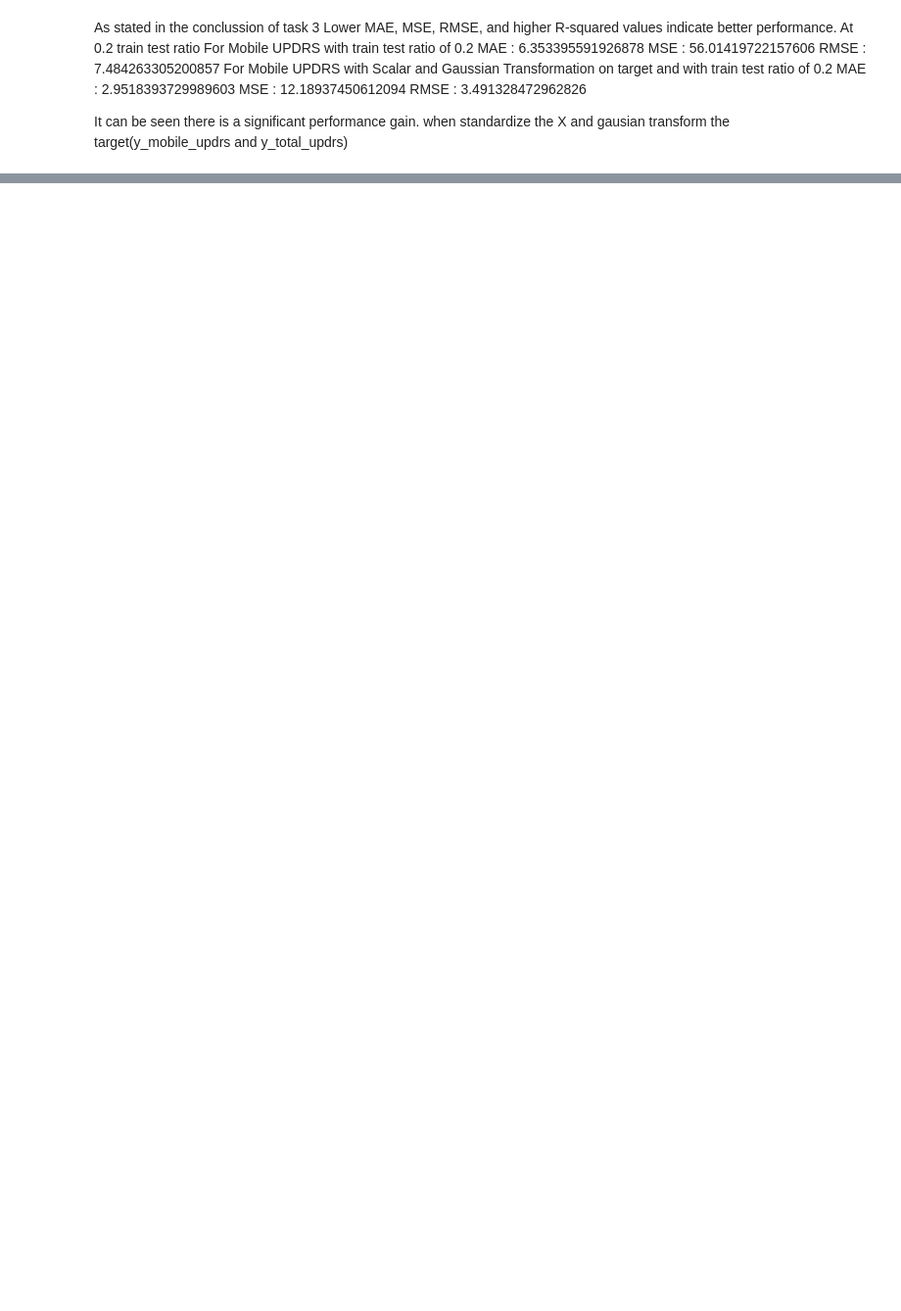
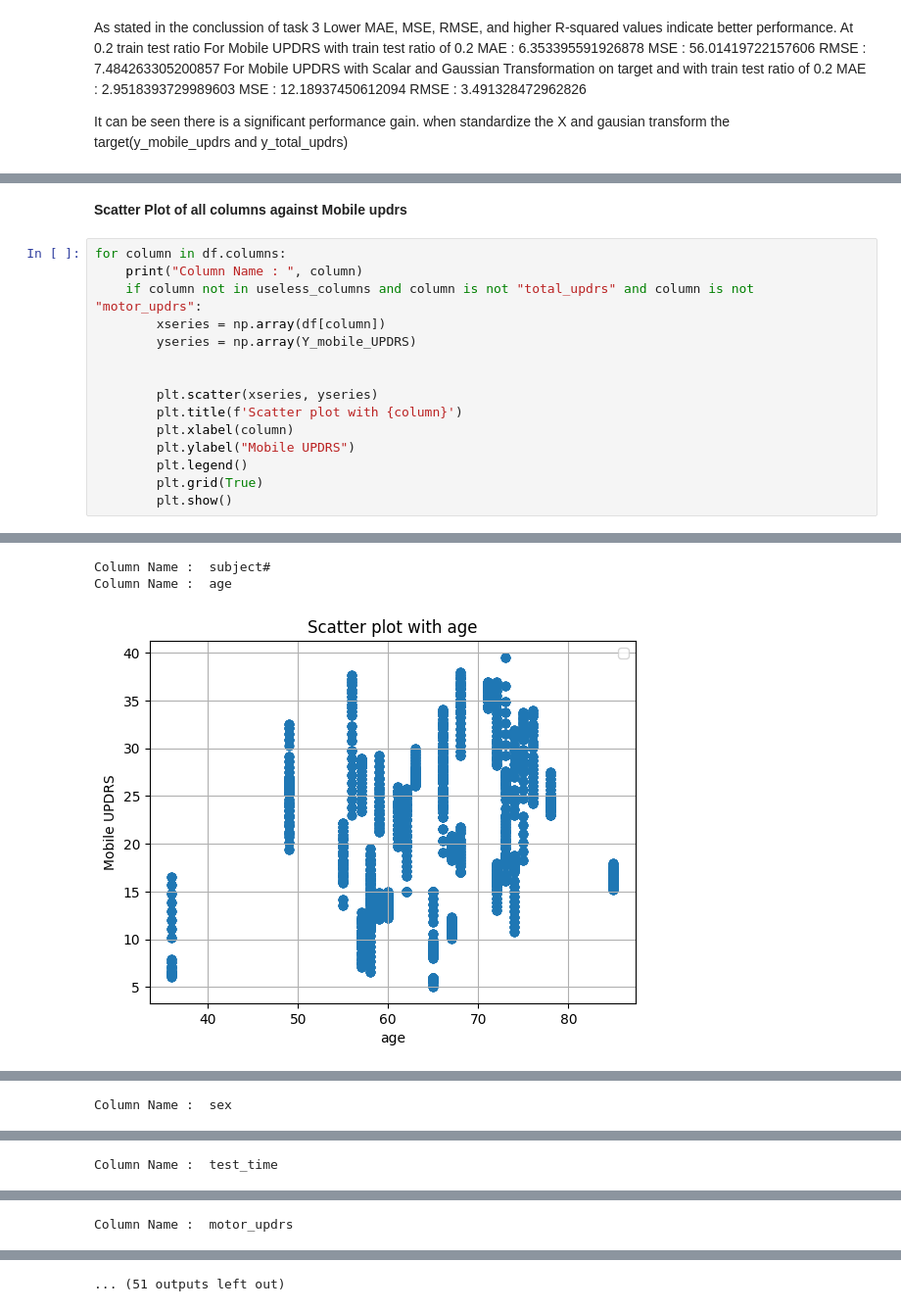
Before and after one commit to ChanderParkash1/HIT140_Assi_3, a Jupyter notebook: code.ipynb, the cells around one changed output, grey strips where cells are left out. Shown at 98% size. Drawn from its saved outputs; the diff is of its cells as text; blank space fills up the shorter version.

```diff
--- a/code.ipynb
+++ b/code.ipynb
@@ -267,0 +363,18 @@ It can be seen there is a significant performance gain. when standardize the X a
+# %% [markdown]
+**Scatter Plot of all columns against Mobile updrs**
+# %%
+for column in df.columns:
+    print("Column Name : ", column)
+    if column not in useless_columns and column is not "total_updrs" and column is not "motor_updrs":
+        xseries = np.array(df[column])
+        yseries = np.array(Y_mobile_UPDRS)
+
+
+        plt.scatter(xseries, yseries)
+        plt.title(f'Scatter plot with {column}')
+        plt.xlabel(column)
+        plt.ylabel("Mobile UPDRS")
+        plt.legend()
+        plt.grid(True)
+        plt.show()
+# %% [output]
@@ -267,0 +382,3 @@ It can be seen there is a significant performance gain. when standardize the X a
+Column Name :  subject#
+Column Name :  age
+[figure, added]
@@ -267,0 +386 @@ It can be seen there is a significant performance gain. when standardize the X a
+Column Name :  sex
@@ -267,0 +389 @@ It can be seen there is a significant performance gain. when standardize the X a
+Column Name :  test_time
@@ -267,0 +392 @@ It can be seen there is a significant performance gain. when standardize the X a
+Column Name :  motor_updrs
@@ -267,0 +394 @@ It can be seen there is a significant performance gain. when standardize the X a
+... (51 outputs left out)
```
Also changed, not shown: parts of 12 cells of this notebook, 1 other file.
